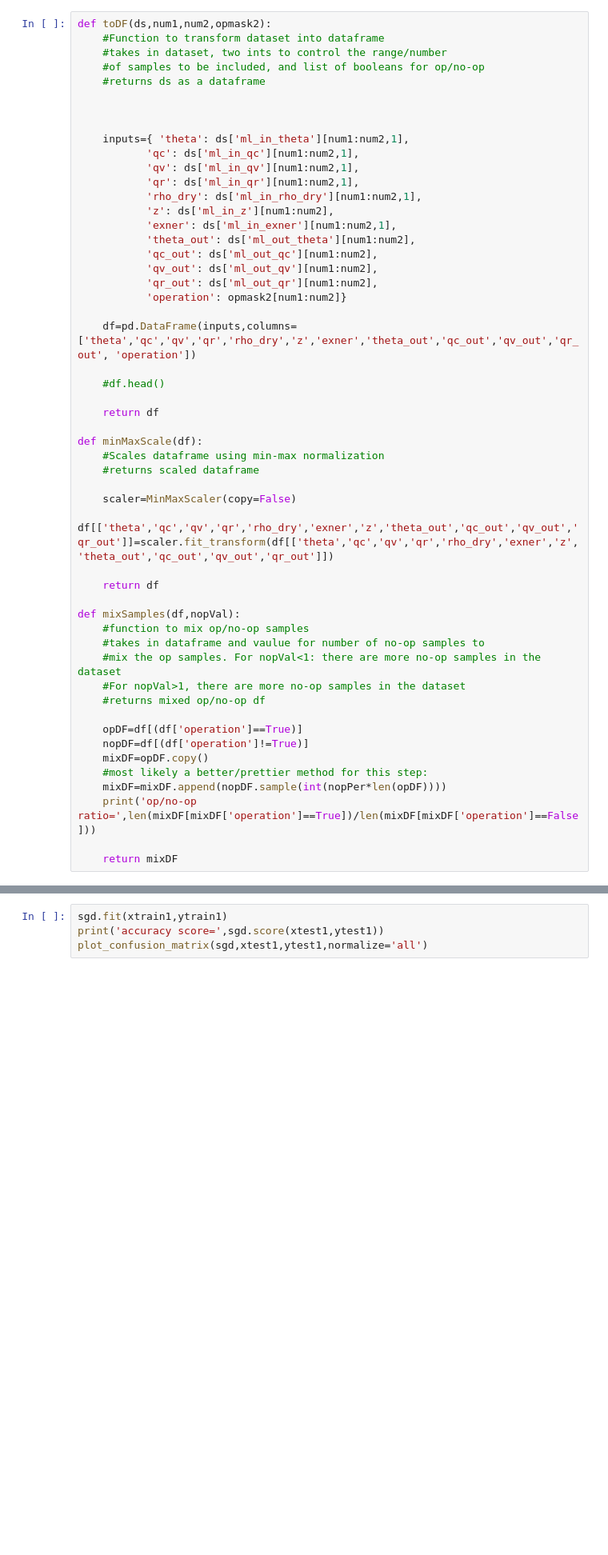
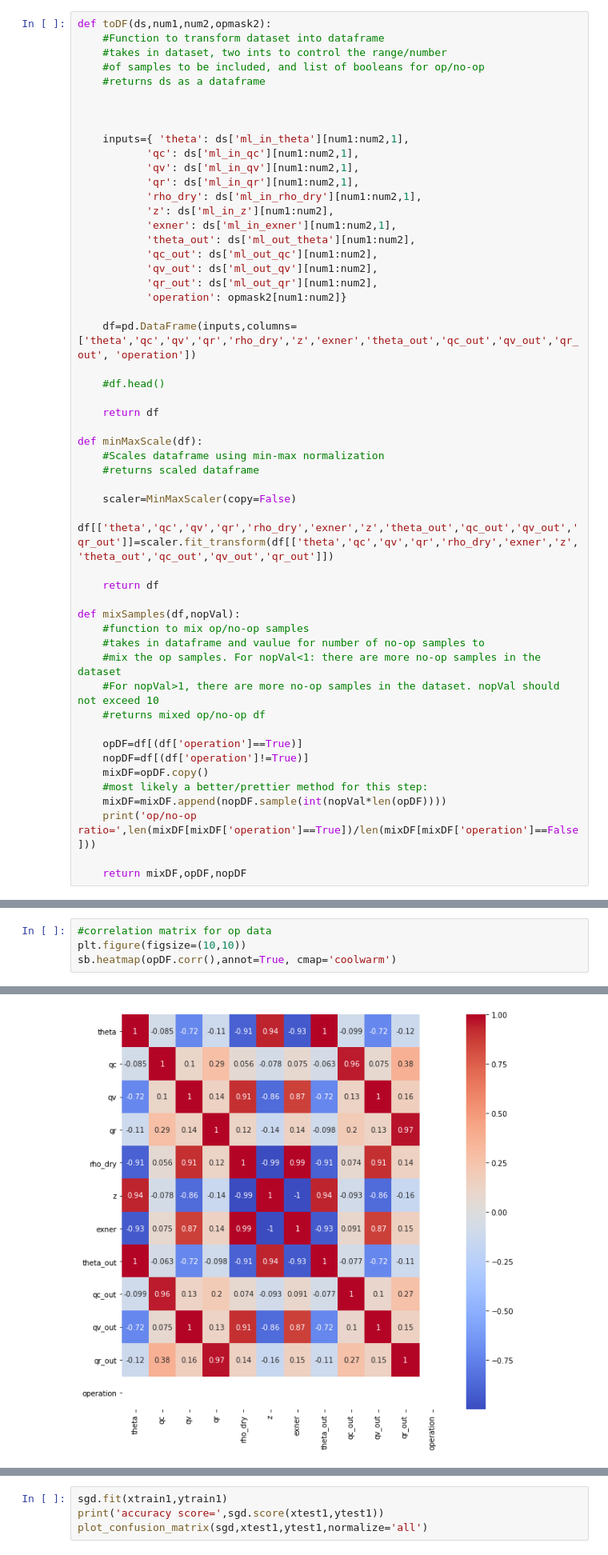
Before and after one commit to zane-b/SULI-REPO, a Jupyter notebook: microPhysNB.ipynb, the cells around one changed output, grey strips where cells are left out. Shown at 80% size. Saved outputs shown, nothing was run; the diff lists cells and outputs as text; blank space fills up the shorter version.

```diff
--- a/microPhysNB.ipynb
+++ b/microPhysNB.ipynb
@@ -176,15 +176,15 @@ def mixSamples(df,nopVal):
     #function to mix op/no-op samples
     #takes in dataframe and vaulue for number of no-op samples to
     #mix the op samples. For nopVal<1: there are more no-op samples in the dataset
-    #For nopVal>1, there are more no-op samples in the dataset
+    #For nopVal>1, there are more no-op samples in the dataset. nopVal should not exceed 10
     #returns mixed op/no-op df
 
     opDF=df[(df['operation']==True)]
     nopDF=df[(df['operation']!=True)]
     mixDF=opDF.copy()
     #most likely a better/prettier method for this step:
-    mixDF=mixDF.append(nopDF.sample(int(nopPer*len(opDF))))
+    mixDF=mixDF.append(nopDF.sample(int(nopVal*len(opDF))))
     print('op/no-op ratio=',len(mixDF[mixDF['operation']==True])/len(mixDF[mixDF['operation']==False]))
 
-    return mixDF
+    return mixDF,opDF,nopDF
 # %%
@@ -397,0 +213,5 @@ accuracy score= 0.9338642272882032
+# %%
+#correlation matrix for op data
+plt.figure(figsize=(10,10))
+sb.heatmap(opDF.corr(),annot=True, cmap='coolwarm')
+# %% [output]
@@ -397,0 +219 @@ accuracy score= 0.9338642272882032
+[figure, added]
```
Also changed, not shown: parts of 19 cells of this notebook.
